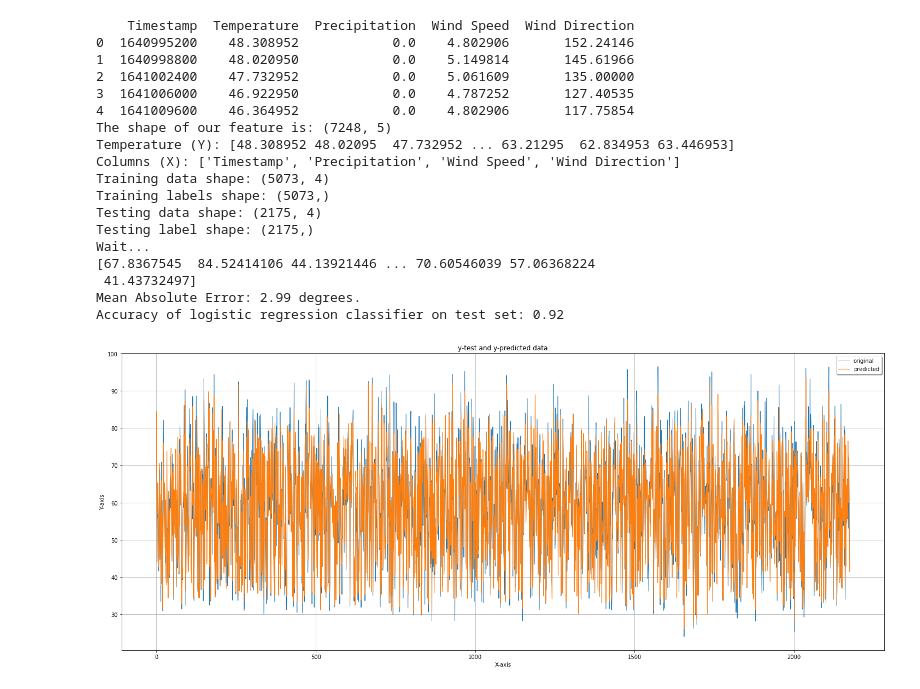
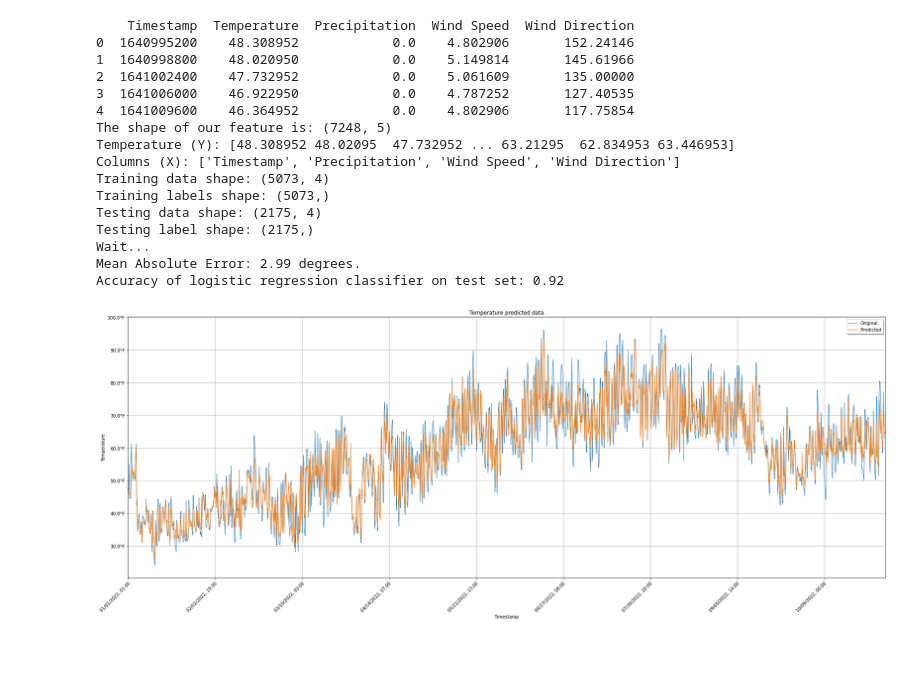
Before and after one commit to dgofman/PythonAI, a Jupyter notebook: AI-Final/Final.ipynb, the cells around one changed output. Cells and saved outputs as stored; diff of their text form; code cells hidden in the pictures; blank space fills up the shorter version.

```diff
--- a/AI-Final/Final.ipynb
+++ b/AI-Final/Final.ipynb
@@ -2,11 +2,14 @@
 import urllib.request
 urllib.request.urlretrieve('https://raw.githubusercontent.com/dgofman/PythonAI/main/AI-Final/dataexport_20221029T025321.csv', '/content/dataexport_20221029T025321.py')
 
-from datetime import datetime
-from time import mktime
 import pandas as pd
 import numpy as np
 import matplotlib.pyplot as plt
+import matplotlib.ticker as ticker
+
+from sys import modules
+from time import mktime
+from datetime import datetime
 from sklearn.model_selection import train_test_split
 from sklearn.ensemble import RandomForestRegressor
 
@@ -26,7 +29,6 @@ data_list = list(data.columns)
 print('Temperature (Y):', labels)
 print('Columns (X):', data_list)
 
-data = np.array(data)
 X_train, X_test, y_train, y_test = train_test_split(data, labels, test_size=0.30,random_state=4)
 
 print('Training data shape:', X_train.shape)
@@ -35,41 +37,87 @@ print('Testing data shape:', X_test.shape)
 print('Testing label shape:', y_test.shape)
 rf = RandomForestRegressor(n_estimators=1000, random_state=4)
 print('Wait...')
 rf.fit(X_train, y_train)
 predictions = rf.predict(X_test)
-print(predictions)
 errors = abs(predictions - y_test)
 print('Mean Absolute Error:', round(np.mean(errors), 2), 'degrees.')
 print('Accuracy of logistic regression classifier on test set: {:.2f}'.format(rf.score(X_test, y_test)))
 
 # Visualising the Random Forest Regression results
-x_ax = range(len(y_test))
+
+# sort values by timestamp begin
+order_list= []
+keys = X_test['Timestamp'].keys()
+for i, k in enumerate(keys):
+    order_list.append({'index': i, 'value': k})
+order_list = sorted(order_list, key=lambda item: item['value'])
+
+x_values = []
+y1_values = []
+y2_values = []
+for item in order_list:
+    index = item['index']
+    x_values.append(X_test['Timestamp'].values[index])
+    y1_values.append(y_test[index]) #test data
+    y2_values.append(predictions[index]) #predicted data
+# sort values by timestamp end
+
+def format(x, _):
+    index = int(x)
+    if index < len(x_values):
+        ts = x_values[index]
+    else:
+        ts = x_values[-1]
+    return datetime.fromtimestamp(ts).strftime('%m/%d/%Y, %H:%M')
+
+length = len(x_values)
+x_ax = range(length)
 plt.figure(figsize=(25, 10))
-plt.plot(x_ax, y_test, linewidth=1, label="original")
-plt.plot(x_ax, predictions, linewidth=1.1, label="predicted")
-plt.title("y-test and y-predicted data")
-plt.xlabel('X-axis')
-plt.ylabel('Y-axis')
+plt.xlim(0, length)
+plt.plot(x_ax, y1_values, linewidth=1, label='Original')
+plt.plot(x_ax, y2_values, linewidth=1.1, label='Predicted')
+plt.title('Temperature predicted data')
+plt.xlabel('Timestamp')
+plt.ylabel('Temperature')
 plt.legend(loc='best',fancybox=True, shadow=True)
+
+ax = plt.gca()
+ticks_loc = ax.get_xticks()
+ax.xaxis.set_major_locator(ticker.FixedLocator(ticks_loc))
+ax.set_xticklabels(ticks_loc, rotation=45, ha='right', rotation_mode='anchor')
+ax.xaxis.set_major_formatter(ticker.FuncFormatter(format))
+ax.yaxis.set_major_formatter(ticker.FuncFormatter(lambda y, _: '{:.1f}°F'.format(y)))
+
 plt.grid(True)
-plt.show()
+plt.tight_layout()
+
+# Skip following lines in the Google Colab and Jupyter Notebook (not interactive)
+if not 'mplcursors' in modules.keys():
+    from mplcursors import cursor
+    tooltip = cursor(hover=True)
+    tooltip.connect(
+        'add', lambda sel: sel.annotation.set(
+                    text=sel.artist.get_label() + '\n' +
+                    '{}'.format(ax.format_coord(*sel.target)
+                        .replace('x=', 'Timestamp: ')
+                        .replace('y=', '\nTemperature: '))
+        ))
+    plt.show()
 # %% [output]
     Timestamp  Temperature  Precipitation  Wind Speed  Wind Direction
 0  1640995200    48.308952            0.0    4.802906       152.24146
 1  1640998800    48.020950            0.0    5.149814       145.61966
 2  1641002400    47.732952            0.0    5.061609       135.00000
 3  1641006000    46.922950            0.0    4.787252       127.40535
 4  1641009600    46.364952            0.0    4.802906       117.75854
 The shape of our feature is: (7248, 5)
 Temperature (Y): [48.308952 48.02095  47.732952 ... 63.21295  62.834953 63.446953]
 Columns (X): ['Timestamp', 'Precipitation', 'Wind Speed', 'Wind Direction']
 Training data shape: (5073, 4)
 Training labels shape: (5073,)
 Testing data shape: (2175, 4)
 Testing label shape: (2175,)
 Wait...
-[67.8367545  84.52414106 44.13921446 ... 70.60546039 57.06368224
- 41.43732497]
 Mean Absolute Error: 2.99 degrees.
 Accuracy of logistic regression classifier on test set: 0.92
-[figure, old version]
+[figure, new version]
```
Also changed, not shown: 1 other file.
